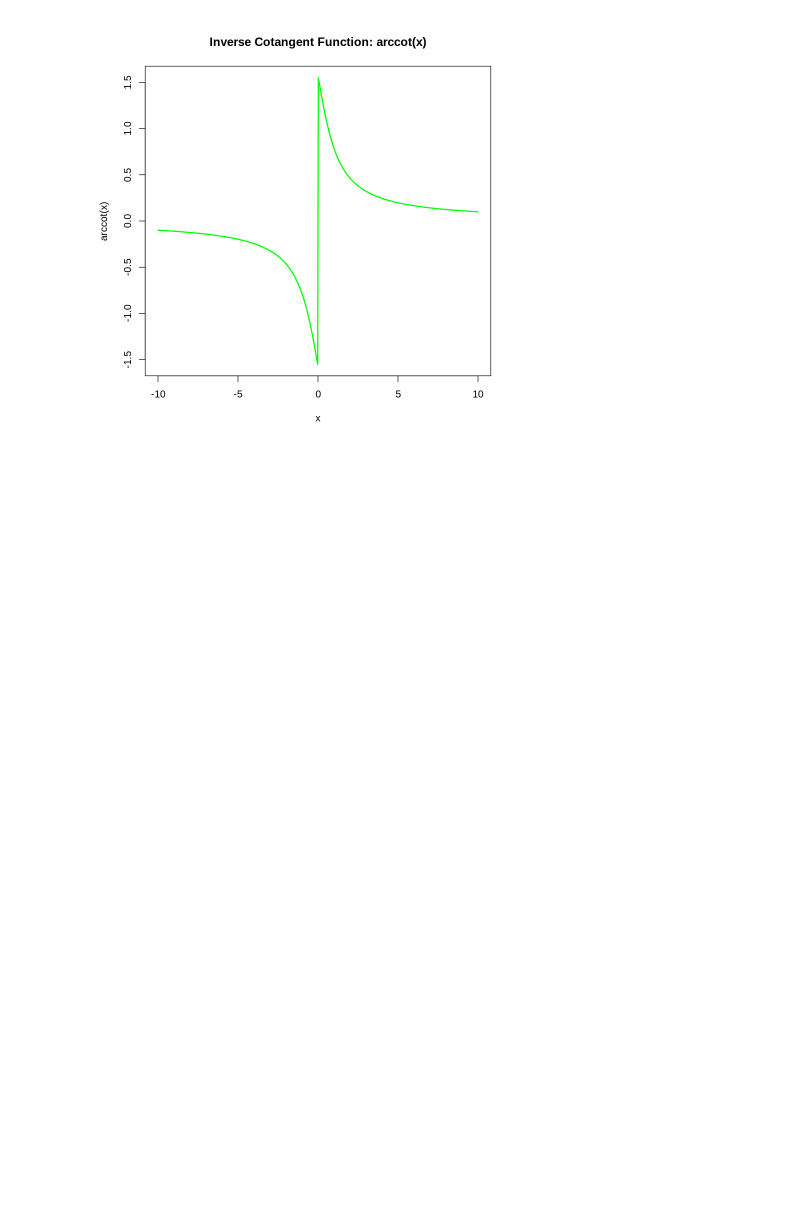
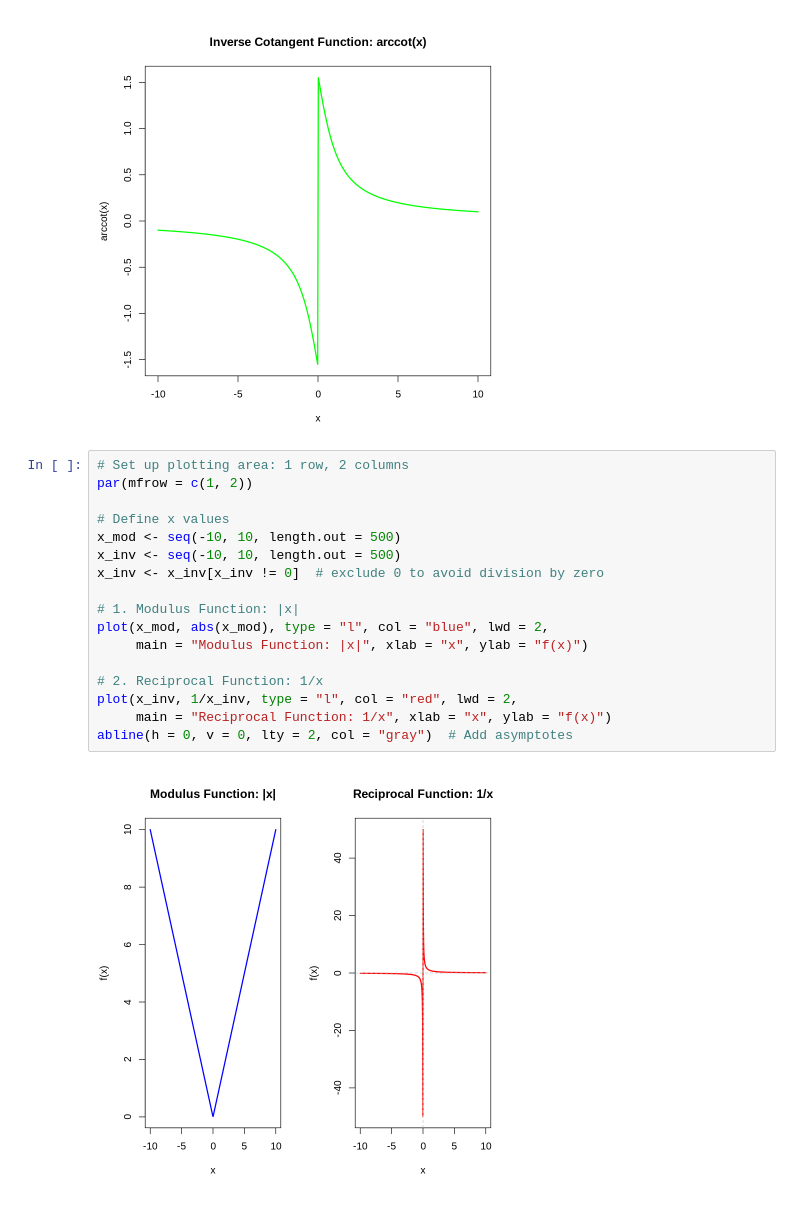
Before and after one commit to Takato-1887/Learning_R, a Jupyter notebook: R_plotting_real_functions.ipynb, the cells around one changed output. Drawn from its saved outputs; the diff is of its cells as text; blank space fills up the shorter version.

Commit message:
Plotted modulus and inverse power functions of linear variable in R

```diff
--- a/R_plotting_real_functions.ipynb
+++ b/R_plotting_real_functions.ipynb
@@ -122,3 +122,22 @@ plot(x_cot, y_arccot, type = "l", col = "green", lwd = 2,
 [figure]
 [figure]
 [figure]
+# %%
+# Set up plotting area: 1 row, 2 columns
+par(mfrow = c(1, 2))
+
+# Define x values
+x_mod <- seq(-10, 10, length.out = 500)
+x_inv <- seq(-10, 10, length.out = 500)
+x_inv <- x_inv[x_inv != 0]  # exclude 0 to avoid division by zero
+
+# 1. Modulus Function: |x|
+plot(x_mod, abs(x_mod), type = "l", col = "blue", lwd = 2,
+     main = "Modulus Function: |x|", xlab = "x", ylab = "f(x)")
+
+# 2. Reciprocal Function: 1/x
+plot(x_inv, 1/x_inv, type = "l", col = "red", lwd = 2,
+     main = "Reciprocal Function: 1/x", xlab = "x", ylab = "f(x)")
+abline(h = 0, v = 0, lty = 2, col = "gray")  # Add asymptotes
+# %% [output]
+[figure, added]
```
